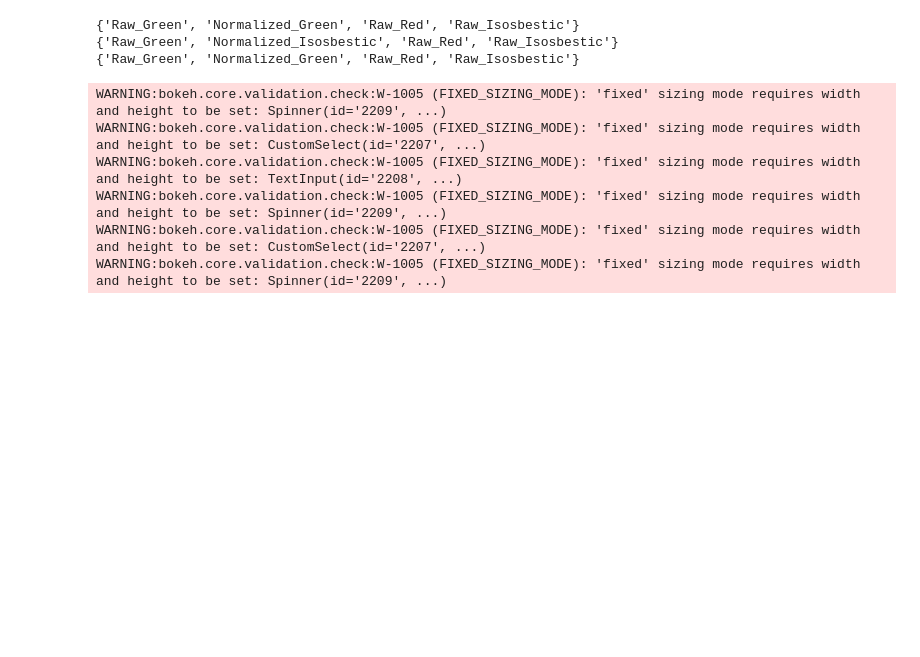
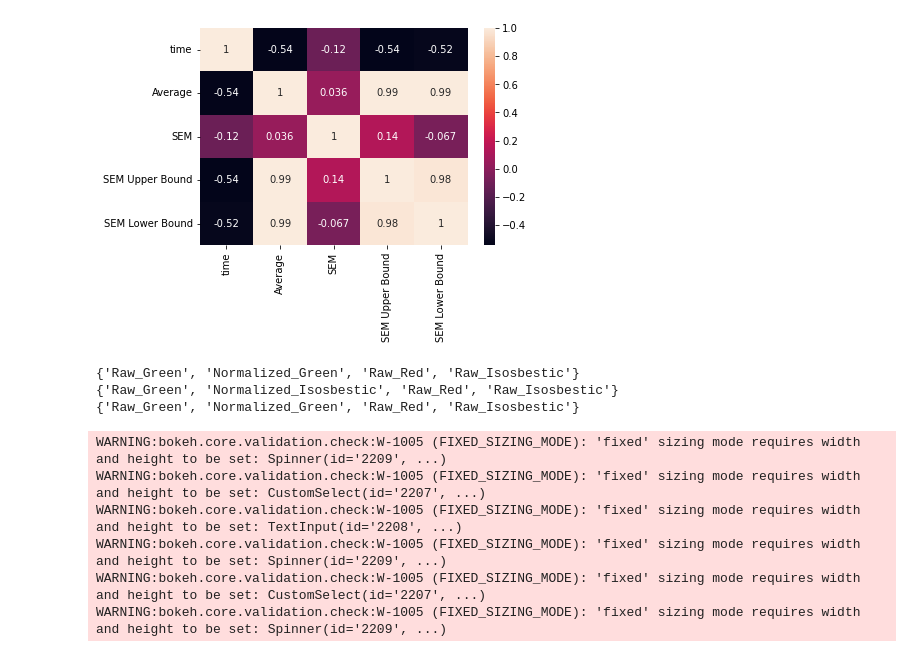
Before and after one commit to donaldsonlab/PhAT, a Jupyter notebook: FiberPho_Main/PhAT_gui_notebook.ipynb, the cells around one changed output. Drawn from its saved outputs; the diff is of its cells as text; code cells hidden in the pictures; blank space fills up the shorter version.

Commit message:
working version of heatmap in progress

```diff
--- a/FiberPho_Main/PhAT_gui_notebook.ipynb
+++ b/FiberPho_Main/PhAT_gui_notebook.ipynb
@@ -1682,3 +1697,14 @@ test_combo_2
+# %%
+import seaborn as sb
+import matplotlib.pyplot as mp
+
+df = fiber_objs['Obj1'].PETS_data
+df.head()
+heatm = sb.heatmap(df.corr(), annot=True)
+
+mp.show()
+# %% [output]
+[figure, added]
 # %%
 chan_1 = test_1.channels
 chan_2 = test_2.channels
```
Also changed, not shown: parts of 4 cells of this notebook, 1 other file.
